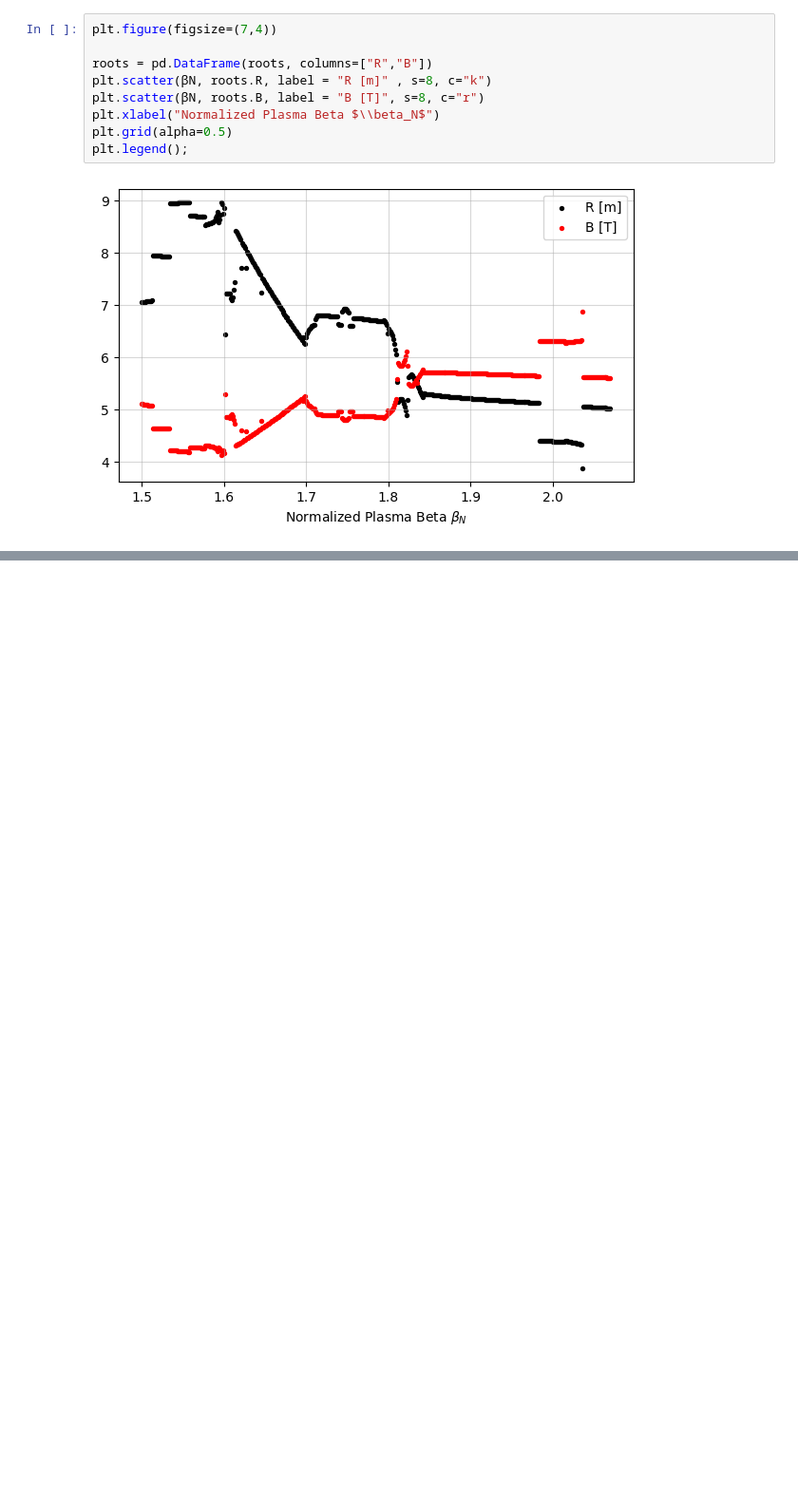
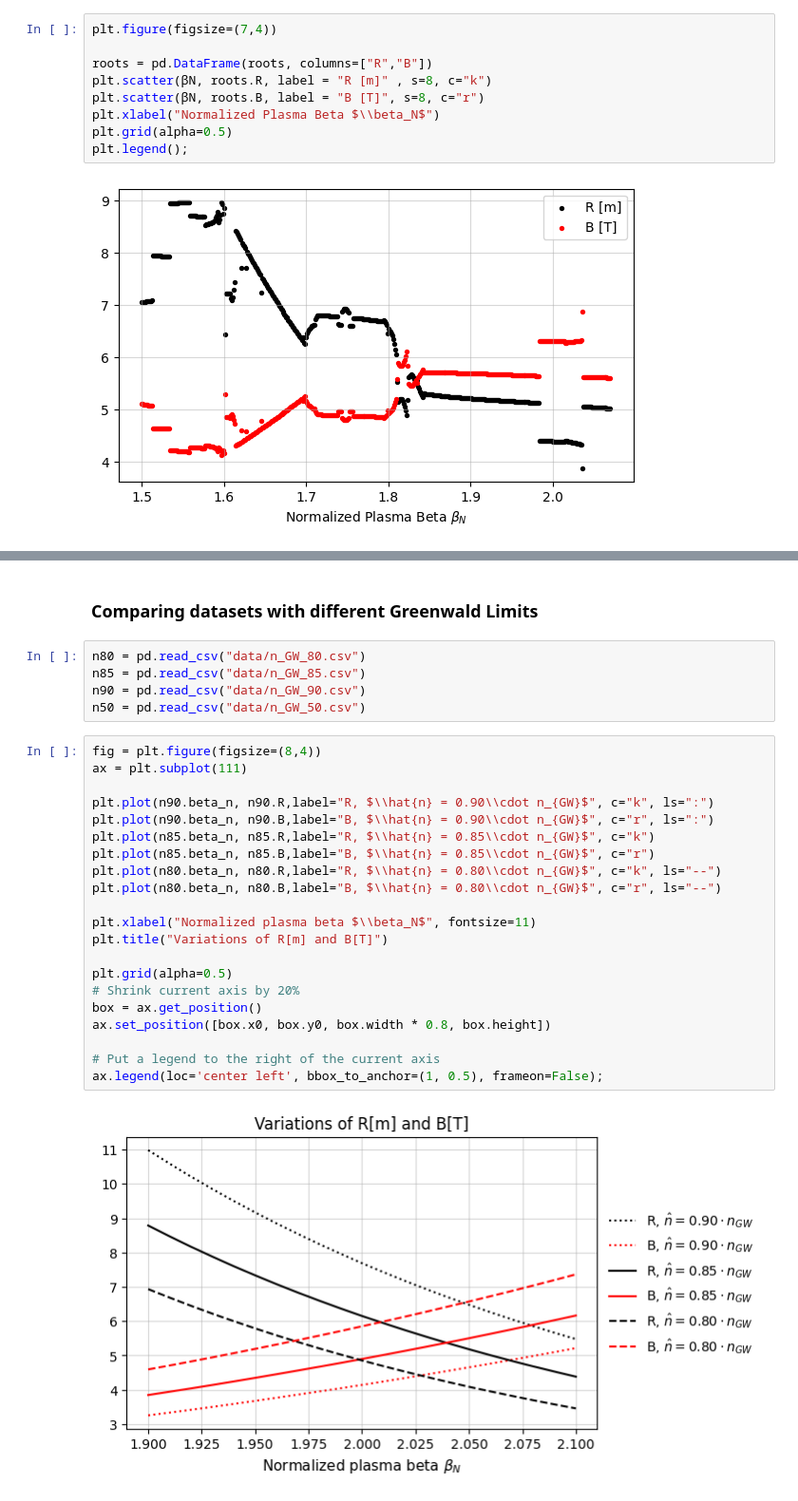
Before and after one commit to Chinnasf/Physics, a Jupyter notebook: TOKAMAKS/CEA/Scaling Law -- Reduced Parameters.ipynb, the cells around one changed output, grey strips where cells are left out. Shown at 95% size. Drawn from its saved outputs; the diff is of its cells as text; blank space fills up the shorter version.

```diff
--- a/TOKAMAKS/CEA/Scaling Law -- Reduced Parameters.ipynb
+++ b/TOKAMAKS/CEA/Scaling Law -- Reduced Parameters.ipynb
@@ -328,0 +317,30 @@ plt.show()
+# %% [markdown]
+### Comparing datasets with different Greenwald Limits
+# %%
+n80 = pd.read_csv("data/n_GW_80.csv")
+n85 = pd.read_csv("data/n_GW_85.csv")
+n90 = pd.read_csv("data/n_GW_90.csv")
+n50 = pd.read_csv("data/n_GW_50.csv")
+# %%
+fig = plt.figure(figsize=(8,4))
+ax = plt.subplot(111)
+
+plt.plot(n90.beta_n, n90.R,label="R, $\\hat{n} = 0.90\\cdot n_{GW}$", c="k", ls=":")
+plt.plot(n90.beta_n, n90.B,label="B, $\\hat{n} = 0.90\\cdot n_{GW}$", c="r", ls=":")
+plt.plot(n85.beta_n, n85.R,label="R, $\\hat{n} = 0.85\\cdot n_{GW}$", c="k")
+plt.plot(n85.beta_n, n85.B,label="B, $\\hat{n} = 0.85\\cdot n_{GW}$", c="r")
+plt.plot(n80.beta_n, n80.R,label="R, $\\hat{n} = 0.80\\cdot n_{GW}$", c="k", ls="--")
+plt.plot(n80.beta_n, n80.B,label="B, $\\hat{n} = 0.80\\cdot n_{GW}$", c="r", ls="--")
+
+plt.xlabel("Normalized plasma beta $\\beta_N$", fontsize=11)
+plt.title("Variations of R[m] and B[T]")
+
+plt.grid(alpha=0.5)
+# Shrink current axis by 20%
+box = ax.get_position()
+ax.set_position([box.x0, box.y0, box.width * 0.8, box.height])
+
+# Put a legend to the right of the current axis
+ax.legend(loc='center left', bbox_to_anchor=(1, 0.5), frameon=False);
+# %% [output]
+[figure, added]
```
Also changed, not shown: parts of 20 cells of this notebook, 8 other files.
